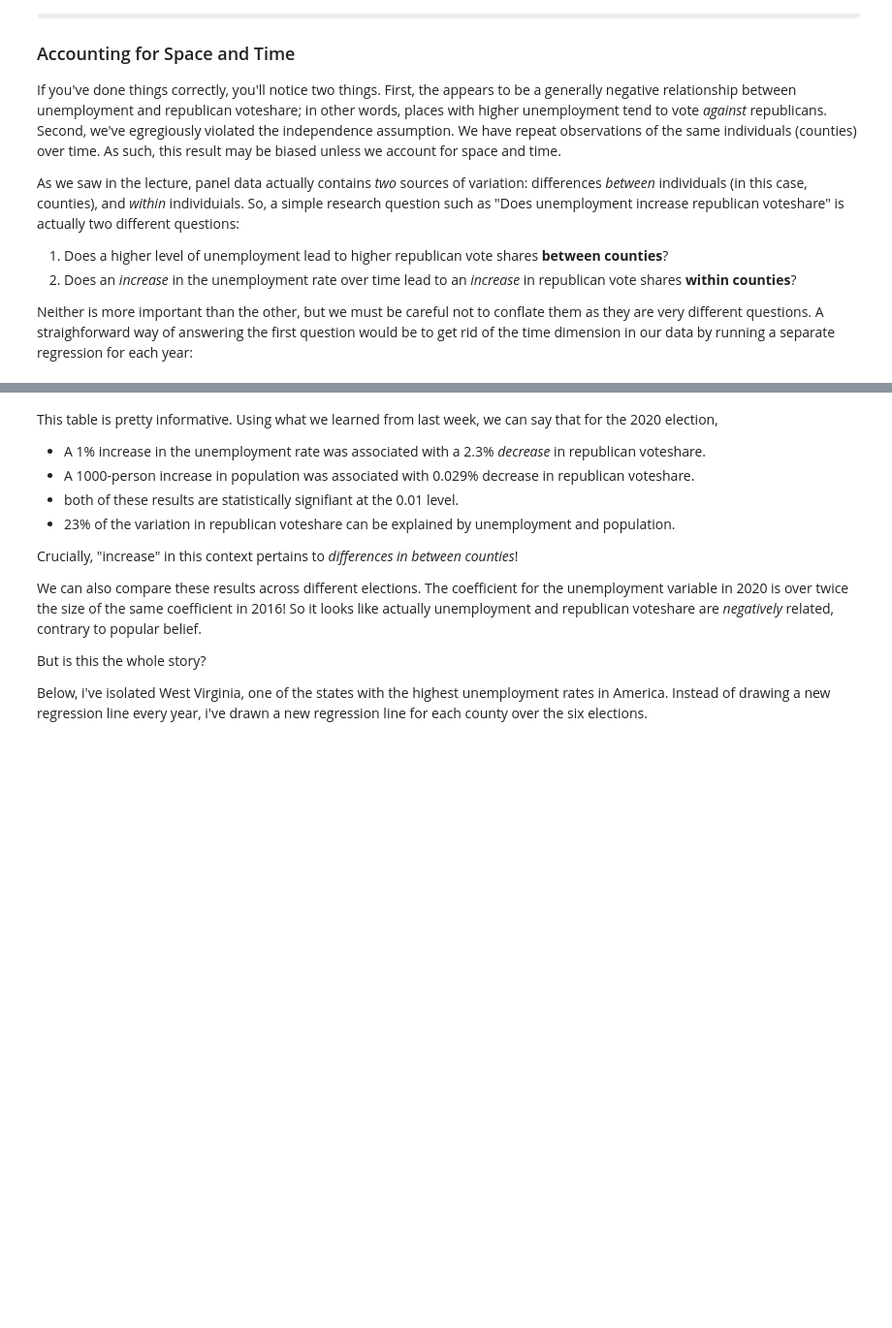
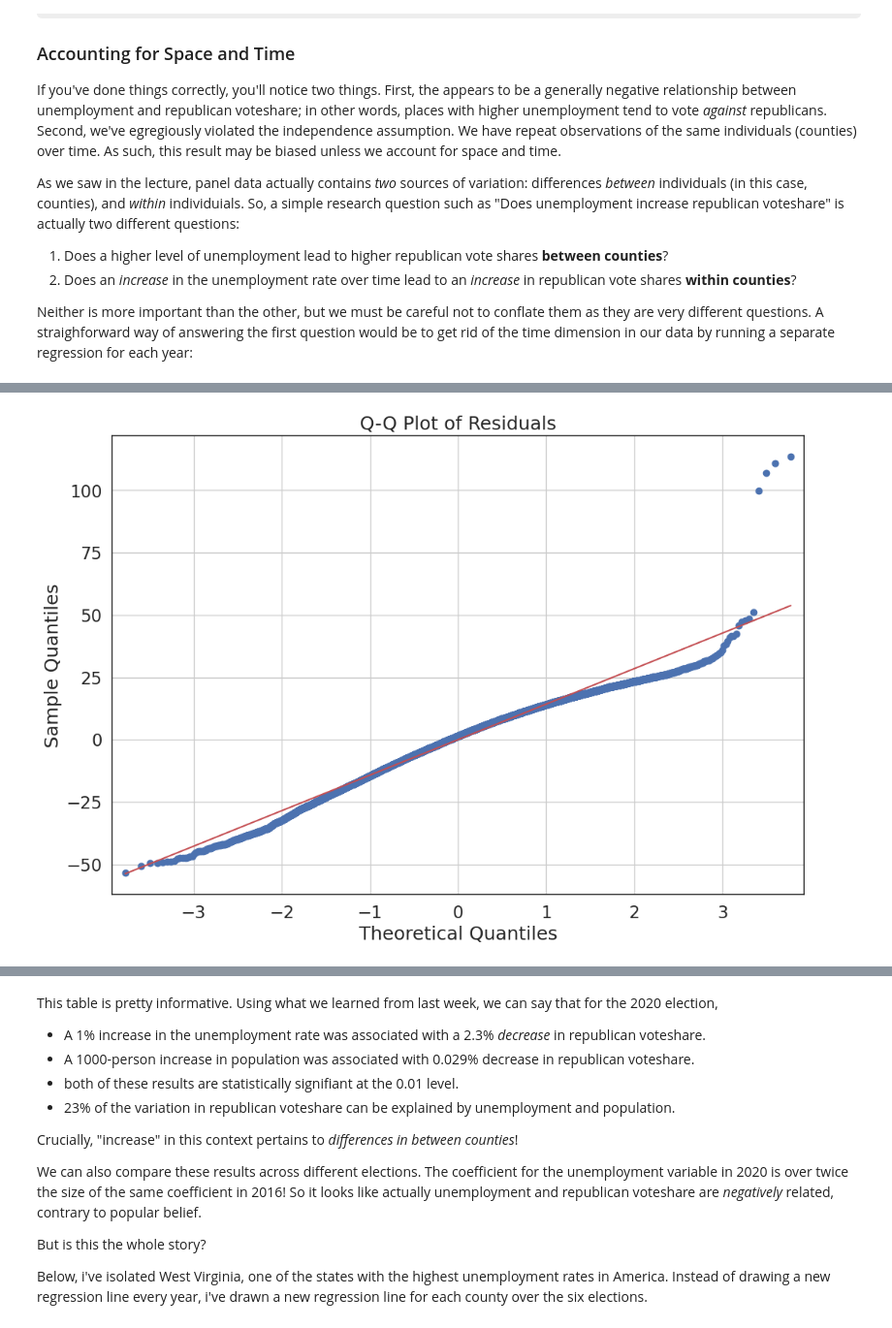
Before and after one commit to yihsun25/QM2, a Jupyter notebook: notebooks/W08. Diff-in-Diff.ipynb, the cells around one changed output, grey strips where cells are left out. Shown: that part at 97% size. Cells and saved outputs as stored; diff of their text form; code cells hidden in the pictures; some formulas as TeX source; blank space fills up the shorter version.

```diff
--- a/notebooks/W08. Diff-in-Diff.ipynb
+++ b/notebooks/W08. Diff-in-Diff.ipynb
@@ -121,0 +173,7 @@ Neither is more important than the other, but we must be careful not to conflate
+# %%
+sm.qqplot(residuals, line='s')
+plt.title('Q-Q Plot of Residuals')
+plt.grid(True)
+plt.show()
+# %% [output]
+[figure, added]
```
Also changed, not shown: parts of 11 cells of this notebook.
